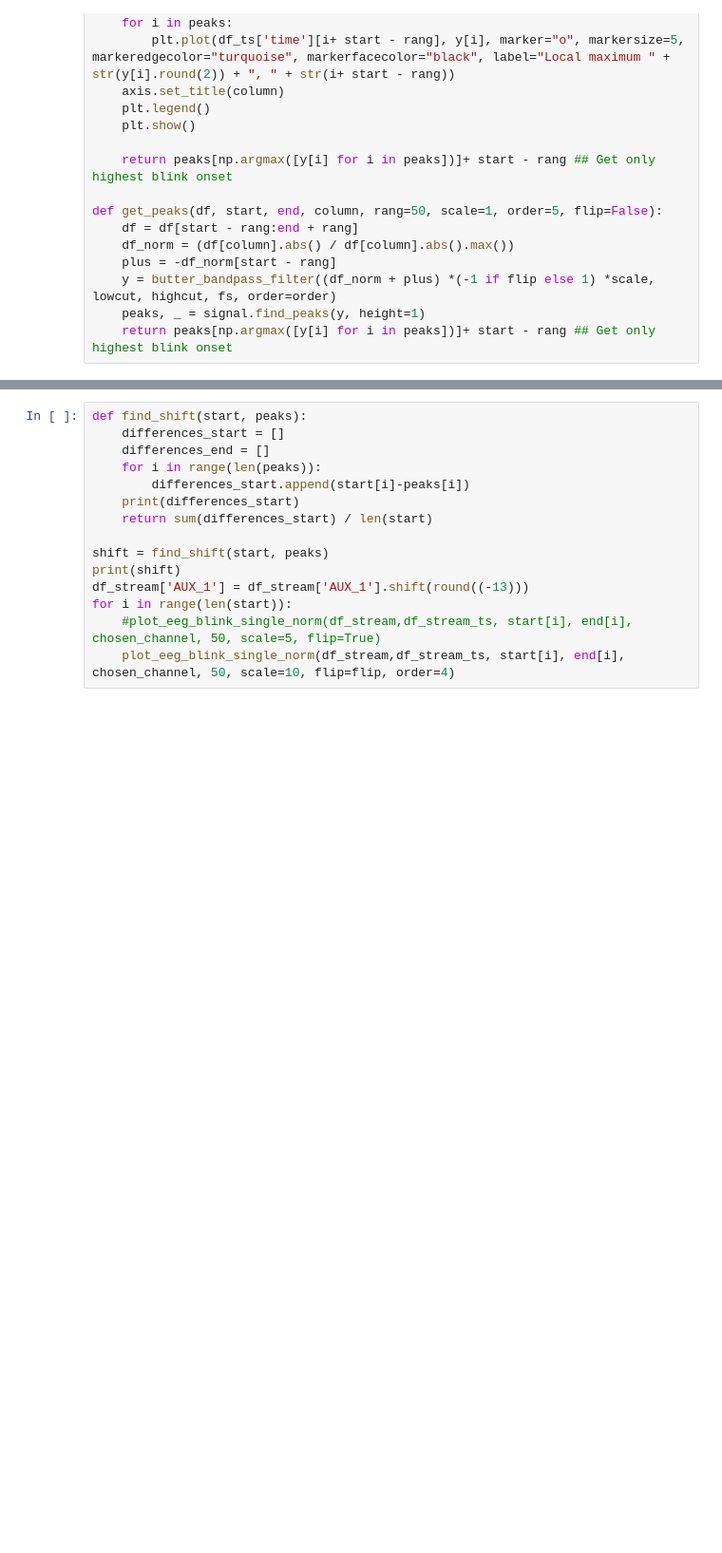
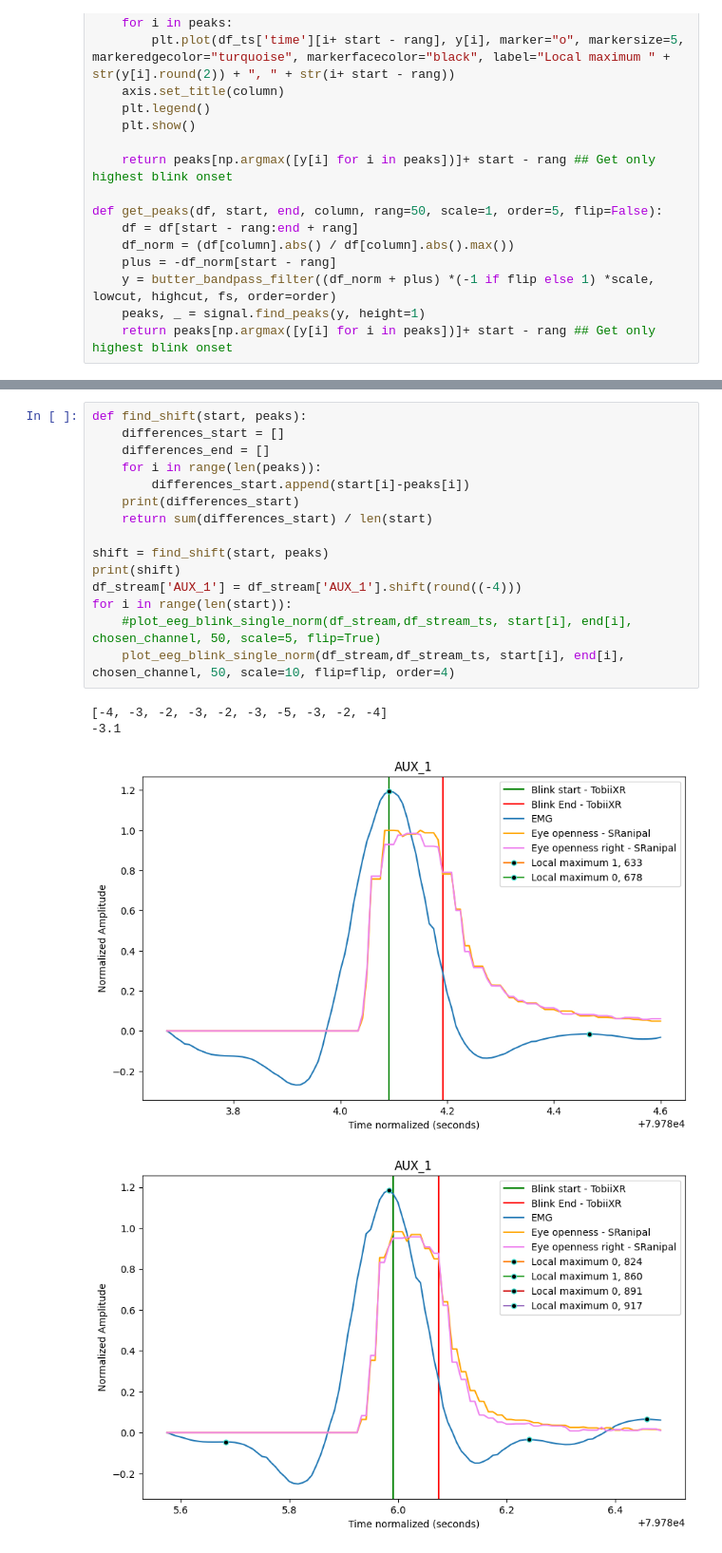
Before and after one commit to Ofplarsen/Bachelor_BCISpeller_Analyses, a Jupyter notebook: jitter/analysis.ipynb, the cells around one changed output, grey strips where cells are left out. Shown at 95% size. Drawn from its saved outputs; the diff is of its cells as text; blank space fills up the shorter version.

```diff
--- a/jitter/analysis.ipynb
+++ b/jitter/analysis.ipynb
@@ -283,15 +283,20 @@ for i in range(len(start)):
 # %%
 def find_shift(start, peaks):
     differences_start = []
     differences_end = []
     for i in range(len(peaks)):
         differences_start.append(start[i]-peaks[i])
     print(differences_start)
     return sum(differences_start) / len(start)
 
 shift = find_shift(start, peaks)
 print(shift)
-df_stream['AUX_1'] = df_stream['AUX_1'].shift(round((-13)))
+df_stream['AUX_1'] = df_stream['AUX_1'].shift(round((-4)))
 for i in range(len(start)):
     #plot_eeg_blink_single_norm(df_stream,df_stream_ts, start[i], end[i], chosen_channel, 50, scale=5, flip=True)
     plot_eeg_blink_single_norm(df_stream,df_stream_ts, start[i], end[i], chosen_channel, 50, scale=10, flip=flip, order=4)
+# %% [output]
+[-4, -3, -2, -3, -2, -3, -5, -3, -2, -4]
+-3.1
+[figure, added]
+[figure, added]
```
Also changed, not shown: parts of 4 cells of this notebook, 2 other files.
